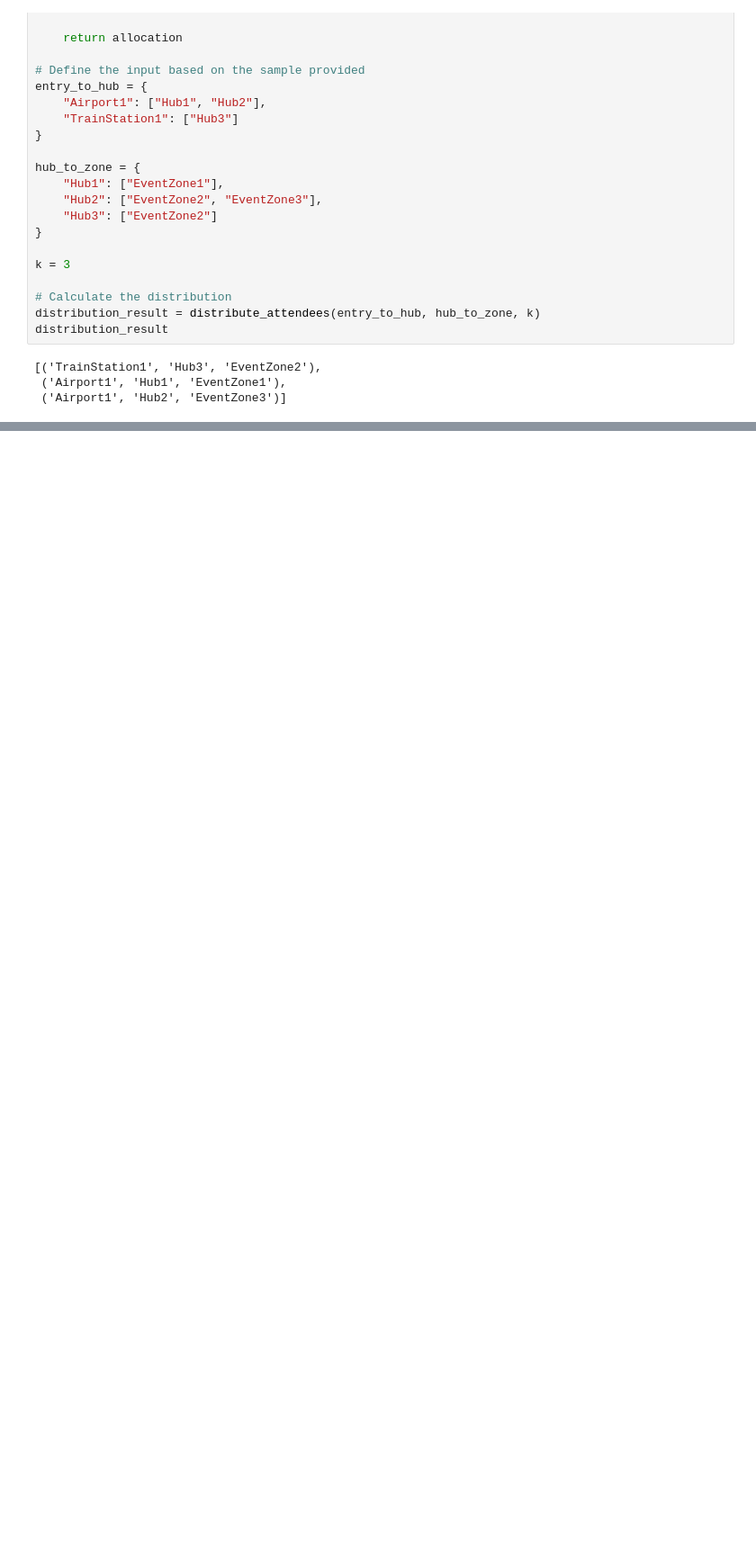
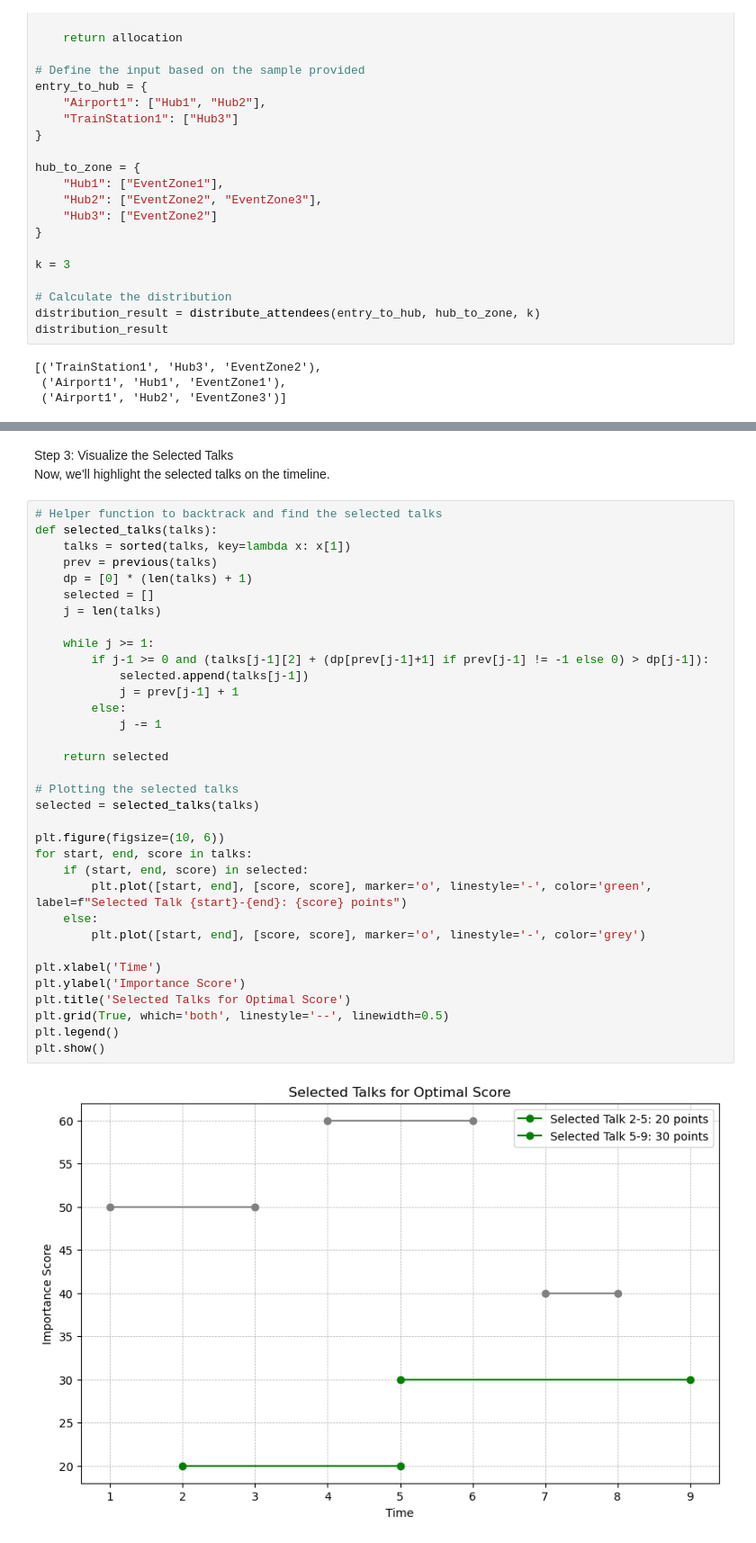
Before and after one commit to nikbearbrown/INFO_6205_Program_Structure_and_Algorithms, a Jupyter notebook: Submissions/002791006_Riya_Patil/002791006_Riya_Patil_Assignment-3.ipynb, the cells around one changed output, grey strips where cells are left out. Shown at 90% size. Drawn from its saved outputs; the diff is of its cells as text; blank space fills up the shorter version.

```diff
--- a/Submissions/002791006_Riya_Patil/002791006_Riya_Patil_Assignment-3.ipynb
+++ b/Submissions/002791006_Riya_Patil/002791006_Riya_Patil_Assignment-3.ipynb
@@ -639,0 +978,39 @@ Working with ChatGPT was a game-changer for this assignment. Its ability to prod
+# %% [markdown]
+Step 3: Visualize the Selected Talks
+Now, we'll highlight the selected talks on the timeline.
+# %%
+# Helper function to backtrack and find the selected talks
+def selected_talks(talks):
+    talks = sorted(talks, key=lambda x: x[1])
+    prev = previous(talks)
+    dp = [0] * (len(talks) + 1)
+    selected = []
+    j = len(talks)
+
+    while j >= 1:
+        if j-1 >= 0 and (talks[j-1][2] + (dp[prev[j-1]+1] if prev[j-1] != -1 else 0) > dp[j-1]):
+            selected.append(talks[j-1])
+            j = prev[j-1] + 1
+        else:
+            j -= 1
+
+    return selected
+
+# Plotting the selected talks
+selected = selected_talks(talks)
+
+plt.figure(figsize=(10, 6))
+for start, end, score in talks:
+    if (start, end, score) in selected:
+        plt.plot([start, end], [score, score], marker='o', linestyle='-', color='green', label=f"Selected Talk {start}-{end}: {score} points")
+    else:
+        plt.plot([start, end], [score, score], marker='o', linestyle='-', color='grey')
+
+plt.xlabel('Time')
+plt.ylabel('Importance Score')
+plt.title('Selected Talks for Optimal Score')
+plt.grid(True, which='both', linestyle='--', linewidth=0.5)
+plt.legend()
+plt.show()
+# %% [output]
+[figure, added]
```
Also changed, not shown: parts of 20 cells of this notebook, 1 other file.
